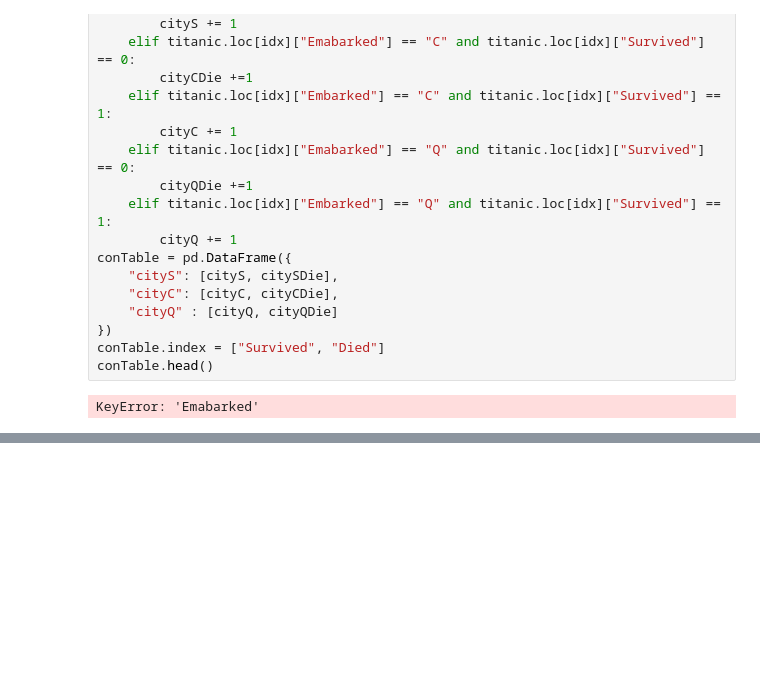
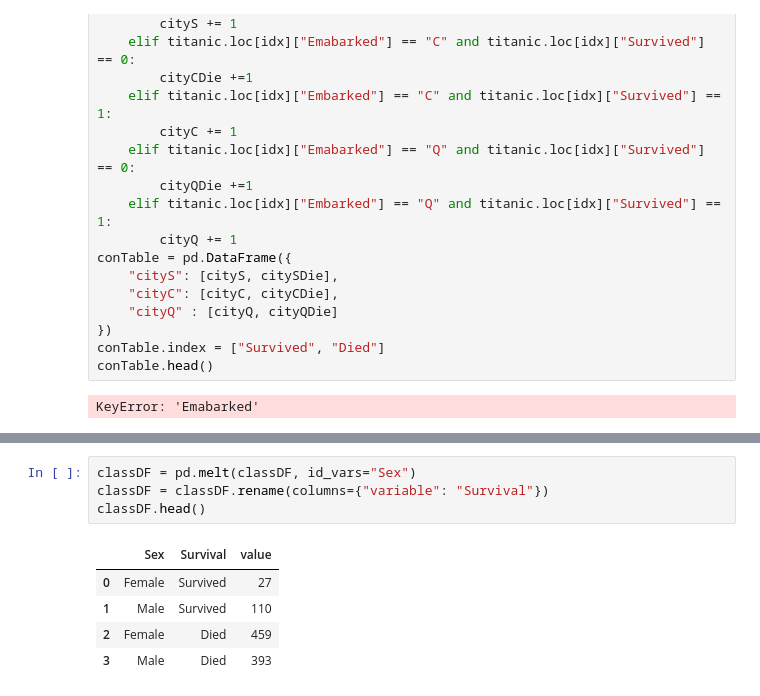
Before and after one commit to Rain0rShine/Artificial-Intelligence, a Jupyter notebook: Semester 1/Titanic/Titanic.ipynb, the cells around one changed output, grey strips where cells are left out. Cells and saved outputs as stored; diff of their text form; blank space fills up the shorter version.

```diff
--- a/Semester 1/Titanic/Titanic.ipynb
+++ b/Semester 1/Titanic/Titanic.ipynb
@@ -404,0 +411,10 @@ KeyError: 'M'
+# %%
+classDF = pd.melt(classDF, id_vars="Sex")
+classDF = classDF.rename(columns={"variable": "Survival"})
+classDF.head()
+# %% [output]
+|  | Sex | Survival | value |
+| 0 | Female | Survived | 27 |
+| 1 | Male | Survived | 110 |
+| 2 | Female | Died | 459 |
+| 3 | Male | Died | 393 |
```
Also changed, not shown: parts of 18 cells of this notebook, 2 other files.
